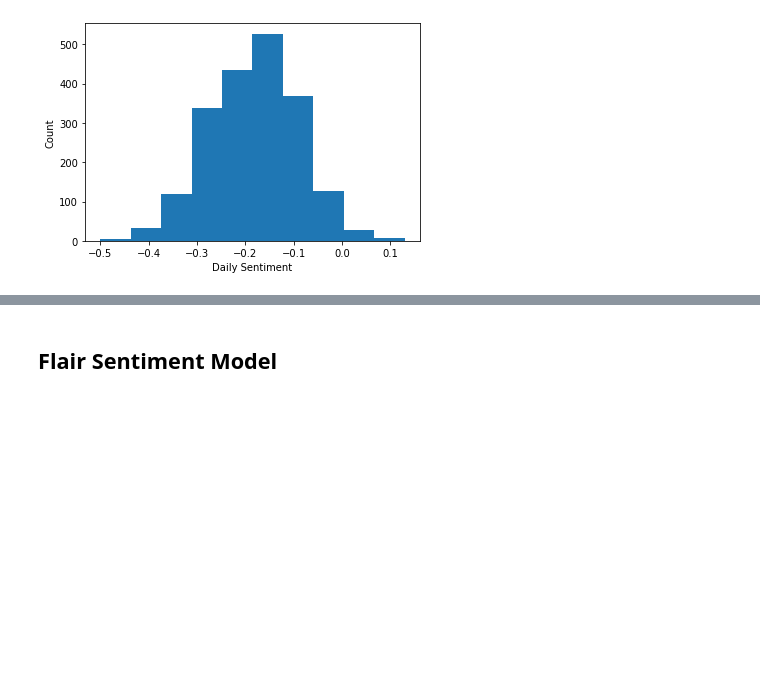
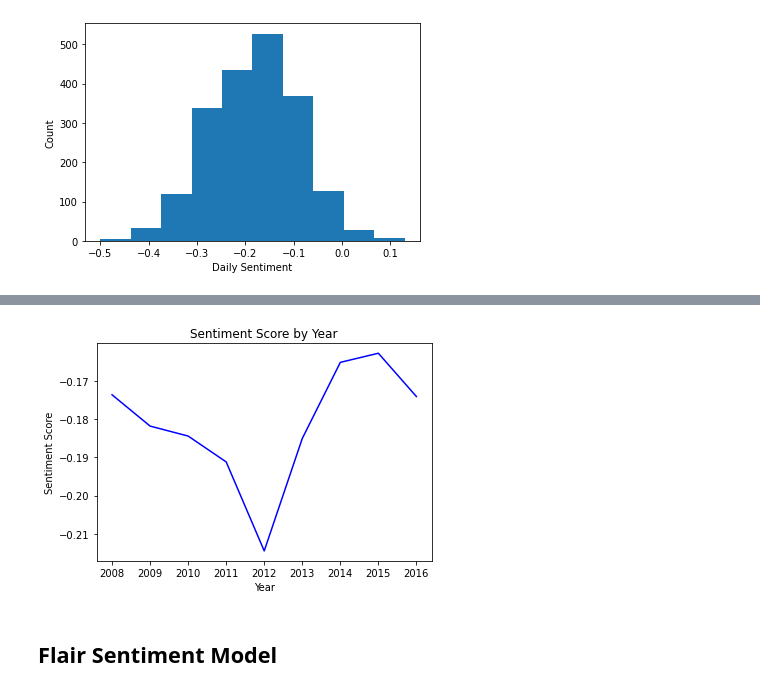
Before and after one commit to micahvandersteen/project-3-team-ifrit, a Jupyter notebook: Notebooks/NLTK.ipynb, the cells around one changed output, grey strips where cells are left out. Drawn from its saved outputs; the diff is of its cells as text; code cells hidden in the pictures; blank space fills up the shorter version.

Commit message:
index changes

```diff
--- a/Notebooks/NLTK.ipynb
+++ b/Notebooks/NLTK.ipynb
@@ -252,0 +248,10 @@ plt.show()
+# %%
+#grouping data by year to observe if there are any trends in sentiment scores.
+import datetime
+
+sentiment_df['Date'] = pd.to_datetime(sentiment_df['Date'], format="%Y-%m-%d")
+sentiment_df['Year'] = sentiment_df['Date'].dt.month
+
+sentiment_by_year = sentiment_df.groupby('Year').mean()
+sentiment_by_year=sentiment_by_year.reset_index(drop = False)
+sentiment_by_year.head()
@@ -253,3 +266,12 @@ plt.show()
+# %%
+#looking at sentiment scores by year
+plt.plot(sentiment_by_year['Year'], sentiment_by_year['Daily_Sentiment'], color="blue")
+plt.xlabel("Year")
+plt.ylabel("Sentiment Score")
+plt.title("Sentiment Score by Year")
+plt.show()
+# %% [output]
+[figure, added]
 # %%
 #save sentiment scores in a csv file
 sentiment_df.to_csv("../Data/sentiment_values.csv")
```
Also changed, not shown: parts of 4 cells of this notebook, 3 other files.
